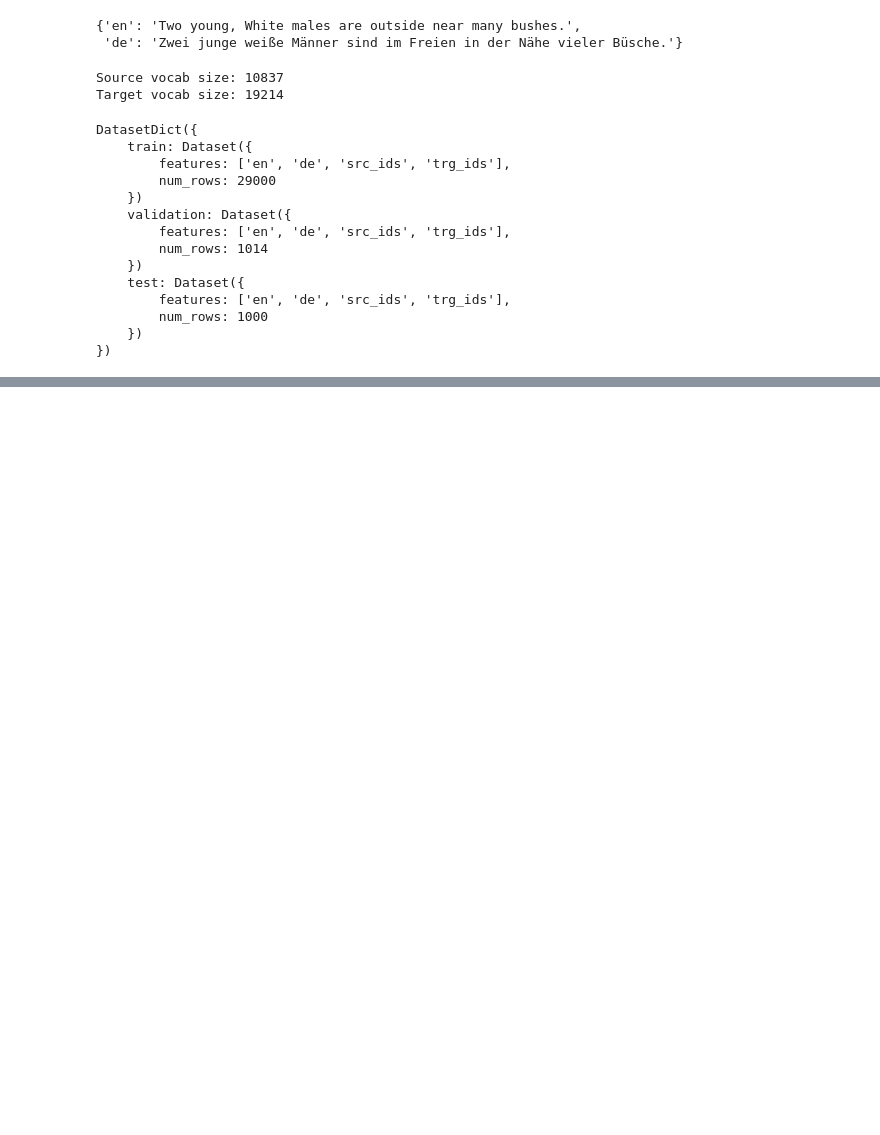
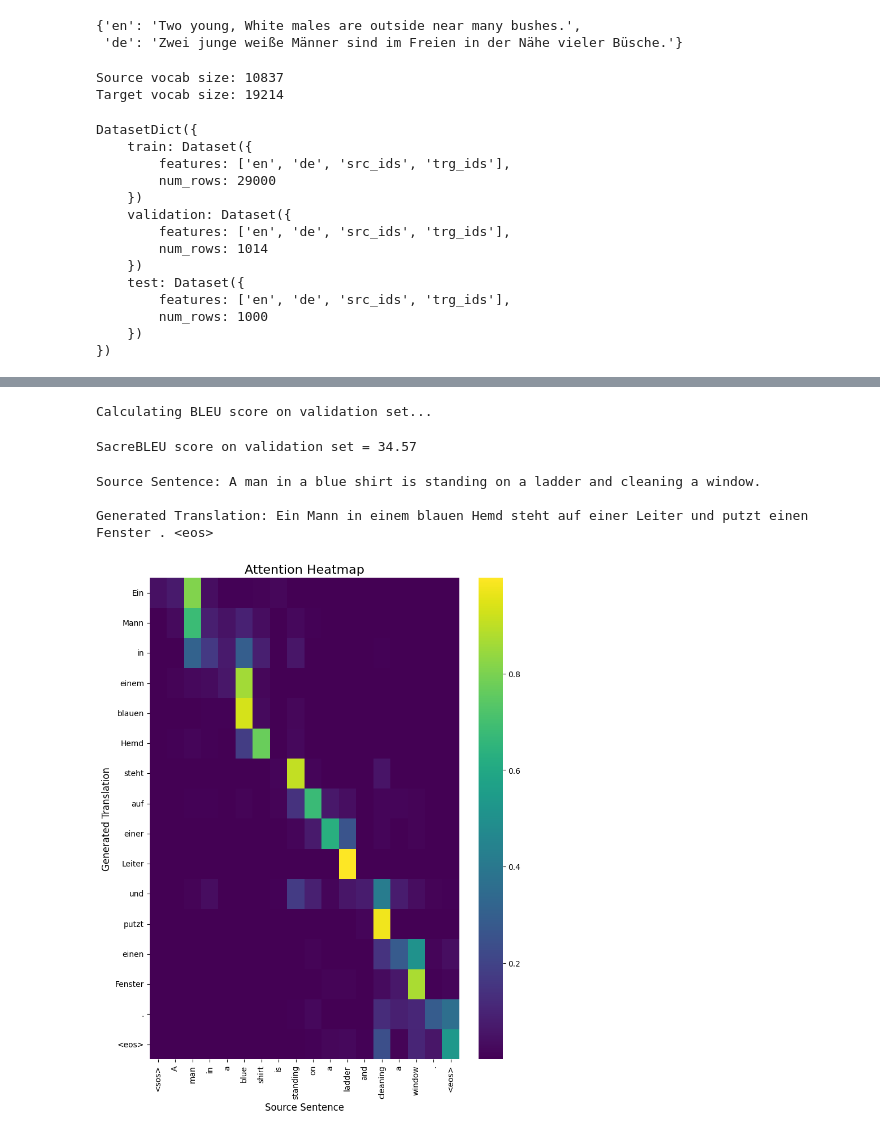
Before and after one commit to Kush-Singh-26/NLP, a Jupyter notebook: Attention/Attention.ipynb, the cells around one changed output, grey strips where cells are left out. Saved outputs shown, nothing was run; the diff lists cells and outputs as text; code cells hidden in the pictures; blank space fills up the shorter version.

Commit message:
updates in attention notebook

```diff
--- a/Attention/Attention.ipynb
+++ b/Attention/Attention.ipynb
@@ -609,0 +604,44 @@ Beam Search (k=5):      Ein Mann in einem blauen Hemd steht auf einer Leiter und
+# %%
+# New cell for BLEU calculation using sacrebleu
+
+# Make sure you have run !pip install sacrebleu
+import sacrebleu
+import tqdm # Using tqdm to show a progress bar, which is nice for larger datasets
+
+def calculate_bleu_sacrebleu(dataset, model, src_vocab, trg_vocab, max_len=50):
+    """
+    Calculates BLEU score using the sacrebleu library.
+    """
+
+    # Isolate the target sentences from the dataset
+    # sacrebleu expects a list of reference sentences.
+    # The required format is: [[ref1_sent1, ref2_sent1, ...], [ref1_sent2, ...], ...]
+    # For our case, we only have one reference per source, so it's: [[ref_sent1], [ref_sent2], ...]
+    references = [[example['de']] for example in dataset]
+
+    # Generate predictions for all source sentences
+    hypotheses = []
+    for example in tqdm.tqdm(dataset, desc="Translating for BLEU"):
+        src_sentence = example['en']
+        prediction = translate_sentence(src_sentence, model, src_vocab, trg_vocab, max_len)
+        hypotheses.append(prediction)
+
+    # Calculate and return the BLEU score
+    # force=True allows it to overwrite a cache file if it exists
+    # The .score attribute gives you the score on a 0-100 scale.
+    bleu = sacrebleu.corpus_bleu(hypotheses, references, force=True)
+    return bleu.score
+
+# --- Load your best model and run the new BLEU calculation ---
+# Make sure your best model is loaded
+model.load_state_dict(torch.load('nmt-model.pt'))
+
+# Use the validation set (or test set) to calculate BLEU
+# Using a subset is fine for a quick check, e.g., list(dataset)[:500]
+print("\nCalculating BLEU score on validation set...")
+bleu_score = calculate_bleu_sacrebleu(full_dataset['validation'], model, src_vocab, trg_vocab)
+
+print(f"SacreBLEU score on validation set = {bleu_score:.2f}")
+# %% [output]
+Calculating BLEU score on validation set...
+SacreBLEU score on validation set = 34.57
@@ -609,0 +738,27 @@ Beam Search (k=5):      Ein Mann in einem blauen Hemd steht auf einer Leiter und
+# %%
+# In a new cell
+
+# --- Load your best model ---
+model.load_state_dict(torch.load('nmt-model.pt'))
+
+# --- Choose a sentence to test ---
+test_sentence = "A man in a blue shirt is standing on a ladder and cleaning a window."
+# Another good one: "Several men in hard hats are operating a giant pulley system."
+
+print(f"Source Sentence: {test_sentence}\n")
+
+# --- Get the translation and attention matrix ---
+generated_translation_tokens, source_tokens, attention_matrix = translate_and_get_attention(
+    test_sentence, model, src_vocab, trg_vocab
+)
+
+print(f"Generated Translation: {' '.join(generated_translation_tokens)}")
+
+# --- Plot the heatmap ---
+# We use the generated tokens up to the <eos> token for the y-axis
+plot_attention_heatmap(source_tokens, generated_translation_tokens, attention_matrix)
+# %% [output]
+Source Sentence: A man in a blue shirt is standing on a ladder and cleaning a window.
+
+Generated Translation: Ein Mann in einem blauen Hemd steht auf einer Leiter und putzt einen Fenster . <eos>
+[figure, added]
```
Also changed, not shown: parts of 9 cells of this notebook.
